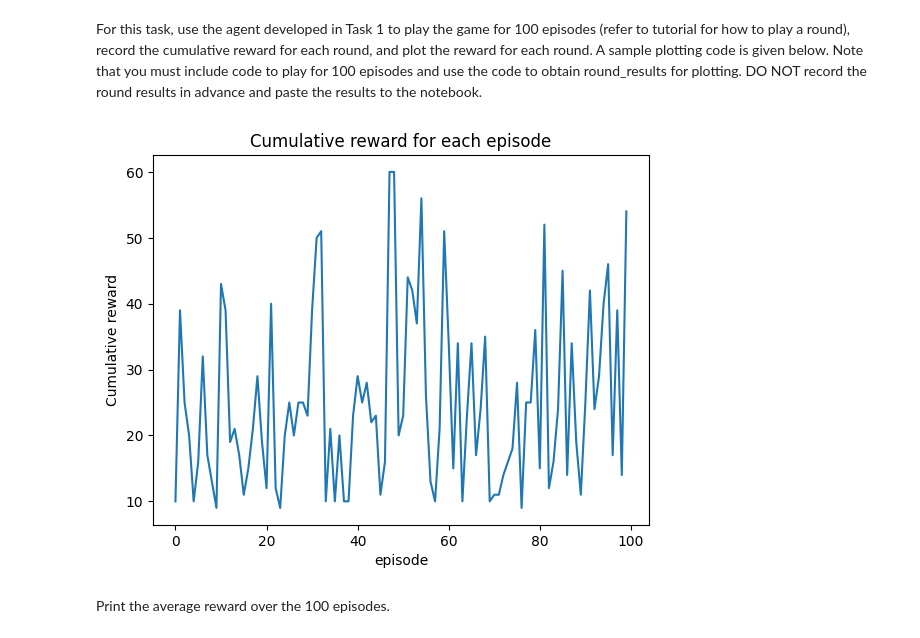
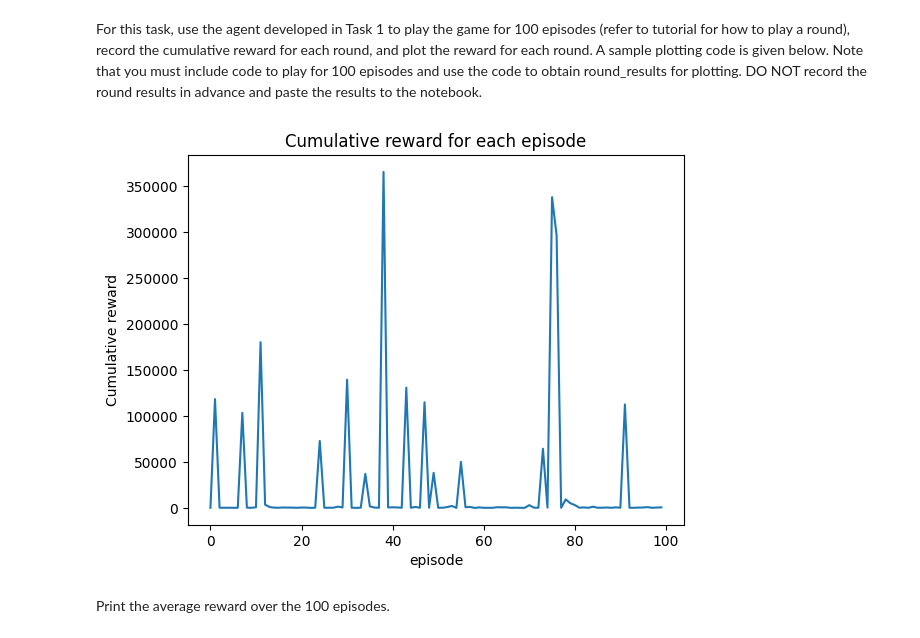
Before and after one commit to ruochee723/SC3000-Balancing-Pole-on-Cart, a Jupyter notebook: src/cartpole.ipynb, the cells around one changed output. Saved outputs shown, nothing was run; the diff lists cells and outputs as text; code cells hidden in the pictures.

Commit message:
train ql model

```diff
--- a/src/cartpole.ipynb
+++ b/src/cartpole.ipynb
@@ -33,10 +33,10 @@ POSITION_RANGE = 4.8
 ANGLE_RANGE = 0.418
 
 NUM_BINS = {
-    "position": 40,
-    "velocity": 40,
-    "pole_angle": 40,
-    "pole_velocity": 40,
+    "position": 20,
+    "velocity": 20,
+    "pole_angle": 20,
+    "pole_velocity": 20,
 }
 # %%
 def discretize(x: float, min_val: float, max_val: float, num_bins: int) -> int:
@@ -94,8 +94,8 @@ class Observation(object):
             ),
             "velocity": discretize(
                 sigmoid(self.velocity()),
-                -POSITION_RANGE,
-                POSITION_RANGE,
+                -1,
+                1,
                 NUM_BINS["velocity"],
             ),
             "pole_angle": discretize(
@@ -103,8 +103,8 @@ class Observation(object):
             ),
             "pole_velocity": discretize(
                 sigmoid(self.pole_velocity()),
-                -ANGLE_RANGE,
-                ANGLE_RANGE,
+                -1,
+                1,
                 NUM_BINS["pole_velocity"],
             ),
         }
@@ -162,8 +162,8 @@ class QLearningAgent(Agent):
         *,
         state_space_size: int = NUM_STATES,
         action_space_size: int = 2,
-        alpha: float = 0.5,
-        gamma: float = 0.97,
+        alpha: float = 0.1,
+        gamma: float = 0.99,
         epsilon: float = 0.1,
     ):
         super().__init__("QLearningAgent")
@@ -178,17 +178,18 @@ class QLearningAgent(Agent):
         self.q_table = np.zeros((self.state_space_size, self.action_space_size))
 
     def _get_action(self, observation: Observation) -> int:
-        if random.random() < self.epsilon:
-            return random.randint(0, 1)
         return np.argmax(self.q_table[observation.get_hashed_state(), :])
 
     def train_episode(self, env: gym.Env):
         observation = env.reset()
         state = get_hashed_state(observation)
         done = False
-        episode_reward = 0
-        while not done:
-            action = self.get_action(observation)
+        truncated = False
+        while not done and not truncated:
+            if random.random() < self.epsilon:
+                action = random.randint(0, 1)
+            else:
+                action = self.get_action(observation)
             next_observation, reward, done, truncated, info = env.step(action)
             next_state = get_hashed_state(next_observation)
             self.q_table[state, action] += self.alpha * (
@@ -198,8 +199,6 @@ class QLearningAgent(Agent):
             )
             state = next_state
             observation = next_observation
-            episode_reward += reward
-        return episode_reward
 
     def train(self, env: gym.Env = None, *, num_episodes: int = 1000) -> np.ndarray:
         if env is None:
@@ -209,8 +208,6 @@ class QLearningAgent(Agent):
             num_episodes, desc="Training Q-Learning Agent", unit="episode"
         ):
             episode_rewards.append(self.train_episode(env))
-
-        return np.array(episode_rewards)
 # %% [markdown]
 For Task 1, we can show the observation and chosen action below:
 # %%
@@ -230,13 +268,17 @@ For this task, use the agent developed in Task 1 to play the game for 100 episod
 # %%
-q_learning_agent = QLearningAgent(alpha=1, epsilon=0.5, gamma=0.99)
-episode_results = q_learning_agent.train(env, num_episodes=100)
+q_learning_agent = QLearningAgent(alpha=0.1, epsilon=0.5, gamma=0.999)
+q_learning_agent.train(env, num_episodes=10000)
+q_learning_agent.alpha = 0.05
+q_learning_agent.epsilon = 0.1
+q_learning_agent.train(env, num_episodes=10000)
+episode_results = play(q_learning_agent, num_episodes=100, num_threads=30)
 plt.plot(episode_results)
 plt.title("Cumulative reward for each episode")
 plt.ylabel("Cumulative reward")
 plt.xlabel("episode")
 plt.show()
 # %% [output]
-[figure, old version]
+[figure, new version]
 # %% [markdown]
 Print the average reward over the 100 episodes.
 # %%
```
Also changed, not shown: parts of 4 cells of this notebook.
